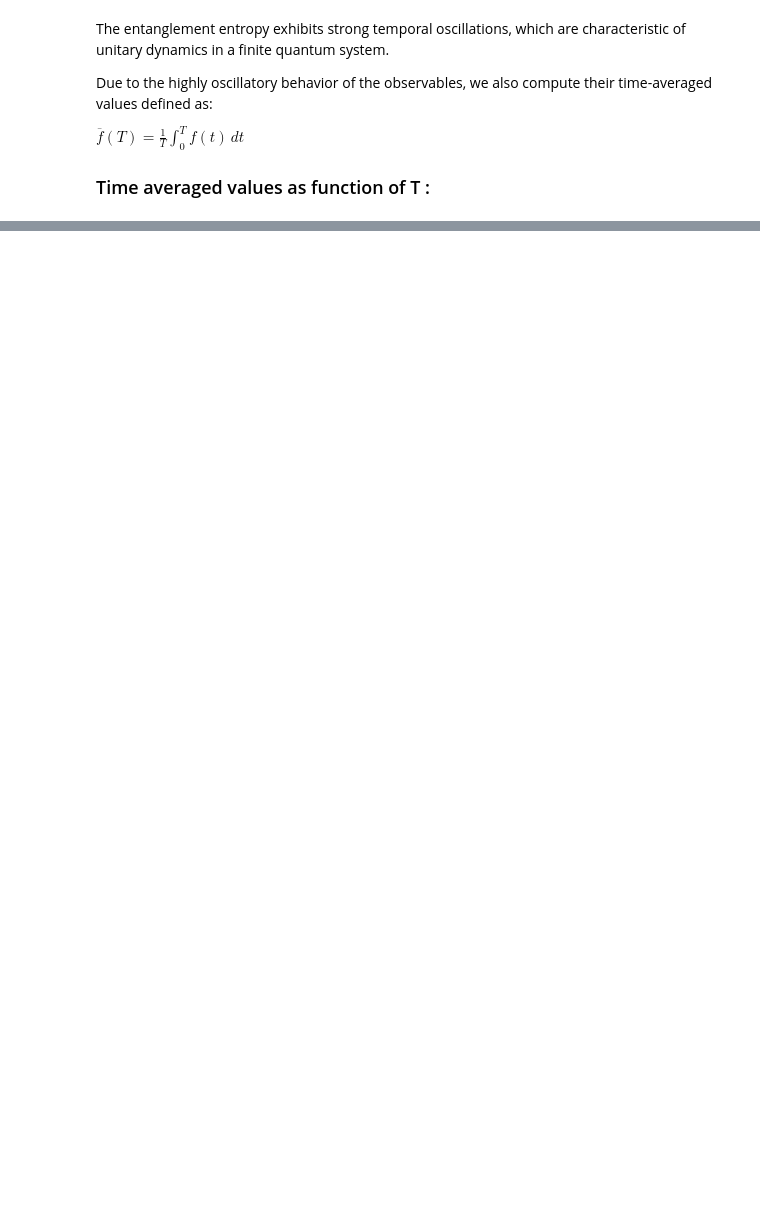
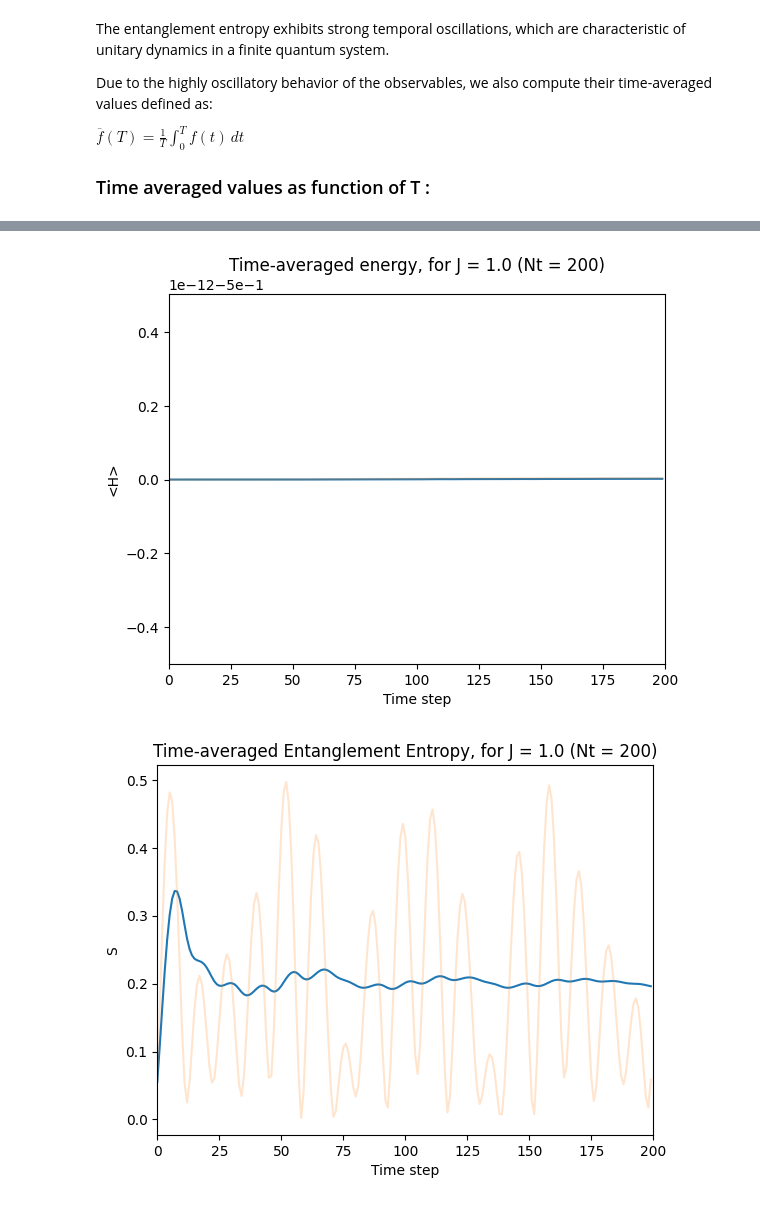
Before and after one commit to TheoHUETQC/qubits-entanglement-matrix-product-states, a Jupyter notebook: td/td1.ipynb, the cells around one changed output, grey strips where cells are left out. Saved outputs shown, nothing was run; the diff lists cells and outputs as text; code cells hidden in the pictures; blank space fills up the shorter version.

```diff
--- a/td/td1.ipynb
+++ b/td/td1.ipynb
@@ -198,0 +143,19 @@ plt.show()
+# %%
+# initialization of lists for measurements
+
+def time_averaged_values(averageEnergy : list, entropy_A : list, purity : list) :
+  averageEnergy_T, entropy_A_T, purity_T = [], [], []
+  for n in range(1, len(averageEnergy) + 1):
+    averageEnergy_T.append(np.mean(averageEnergy[:n]))
+    entropy_A_T.append(np.mean(entropy_A[:n]))
+    purity_T.append(np.mean(purity[:n]))
+  return averageEnergy_T, entropy_A_T, purity_T
+
+averageEnergy_T, entropy_A_T, purity_T = time_averaged_values(averageEnergy, entropy_A, purity)
+
+plot_results(J, averageEnergy_T, averageEnergy, title="Time-averaged energy", ylabel="<H>", show_plot=True) # Time-averaged energy conservation figure
+plot_results(J, entropy_A_T, entropy_A, title="Time-averaged Entanglement Entropy", ylabel="S", show_plot=True) # Time-averaged entropy figure
+plot_results(J, purity_T, purity, title="Time-averaged Purity", ylabel="P", show_plot=True) #Time-averaged purity figure
+# %% [output]
+[figure, added]
+[figure, added]
```
Also changed, not shown: parts of 13 cells of this notebook, 2 other files.
